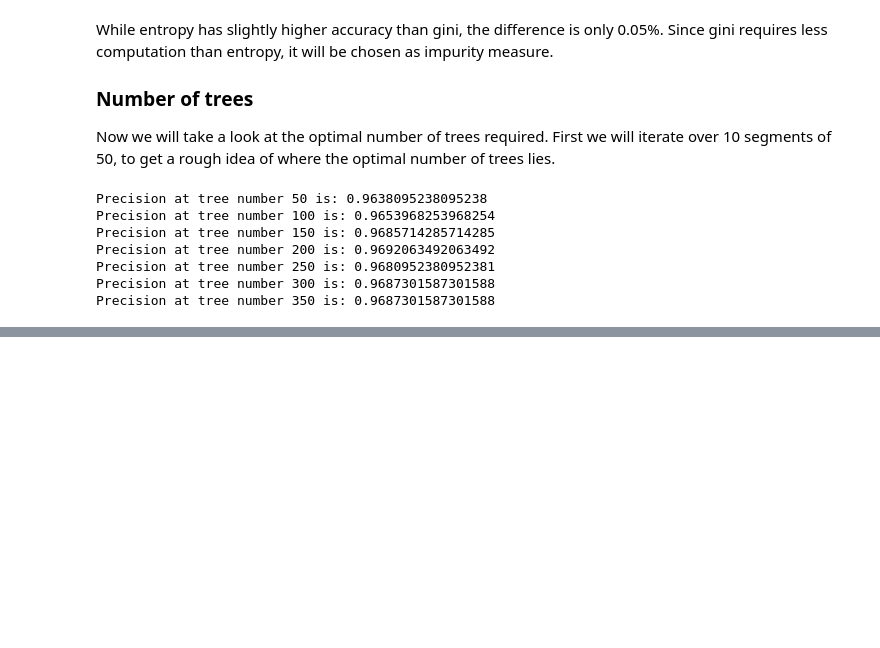
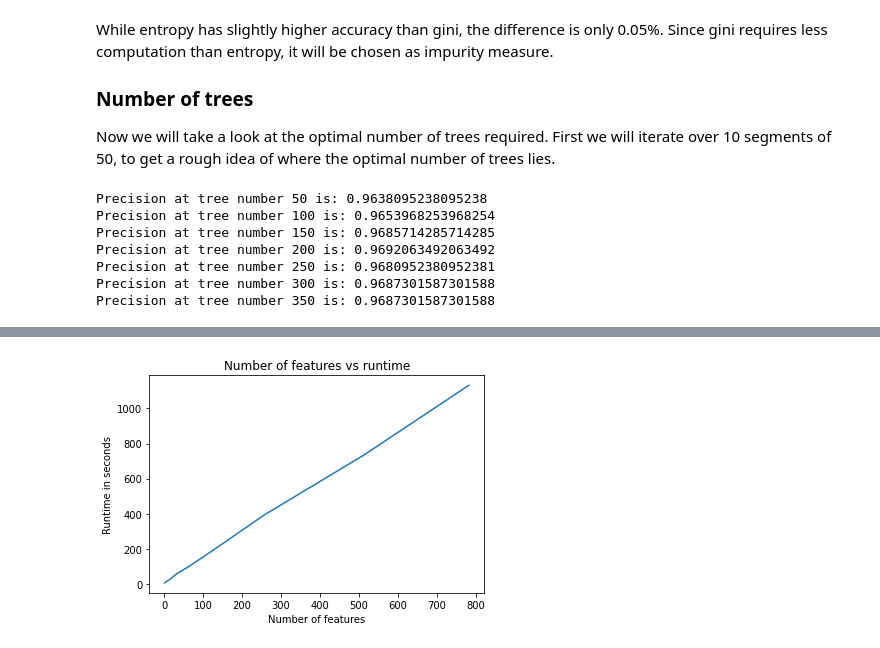
Before and after one commit to JohannaJo/INF264-project-3, a Jupyter notebook: Project 3.ipynb, the cells around one changed output, grey strips where cells are left out. Cells and saved outputs as stored; diff of their text form; code cells hidden in the pictures; blank space fills up the shorter version.

```diff
--- a/Project 3.ipynb
+++ b/Project 3.ipynb
@@ -261,0 +364,10 @@ Accuracy difference between 100 and 150 trees: 0.002
+# %%
+r_x = runtime_nfeatures.keys()
+r_y = runtime_nfeatures.values()
+plt.plot(r_x,r_y)
+plt.title("Number of features vs runtime")
+plt.ylabel('Runtime in seconds')
+plt.xlabel('Number of features')
+plt.show()
+# %% [output]
+[figure, added]
```
Also changed, not shown: parts of 18 cells of this notebook.
